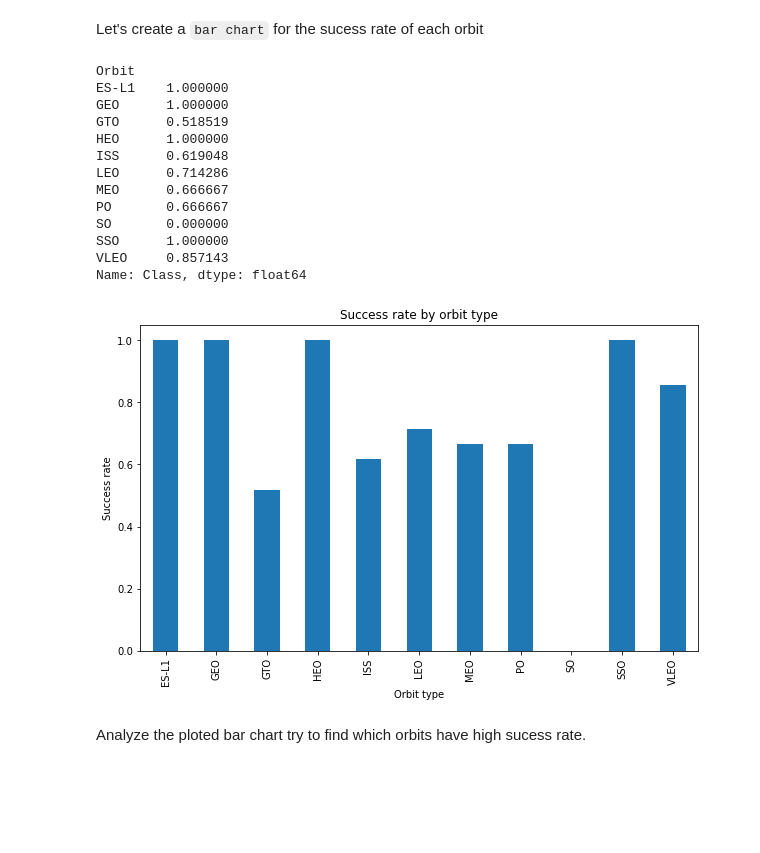
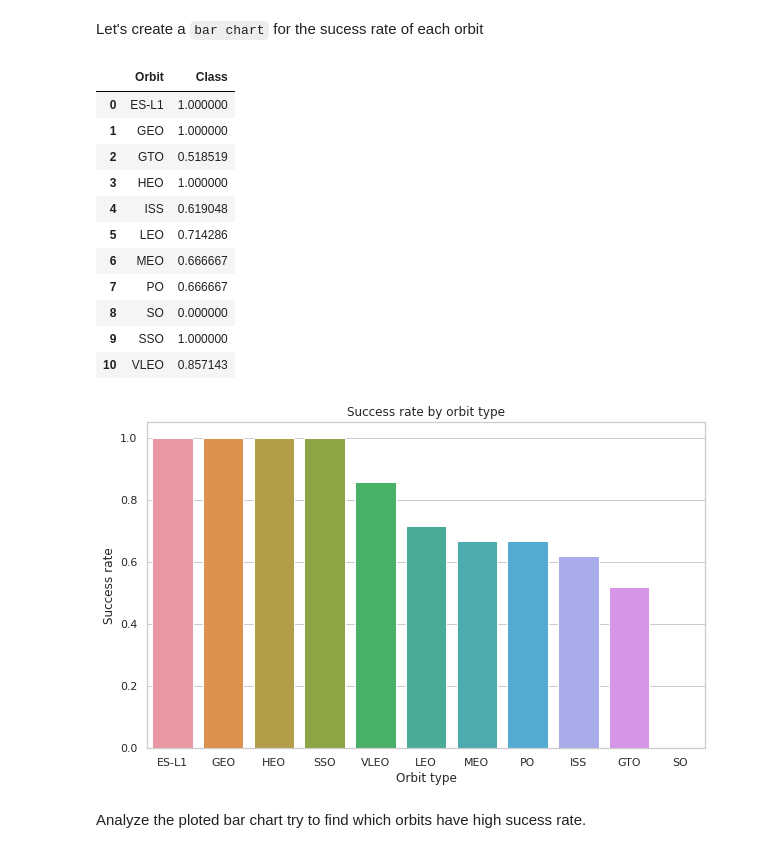
Before and after one commit to zhannasan/IBM-data-analytics, a Jupyter notebook: jupyter-labs-eda-dataviz.ipynb, the cells around one changed output. Drawn from its saved outputs; the diff is of its cells as text; code cells hidden in the pictures; blank space fills up the shorter version.

```diff
--- a/jupyter-labs-eda-dataviz.ipynb
+++ b/jupyter-labs-eda-dataviz.ipynb
@@ -113,33 +113,34 @@ Next, we want to visually check if there are any relationship between success ra
 # %% [markdown]
 Let's create a `bar chart` for the sucess rate of each orbit
 # %%
-df1=df.groupby(['Orbit'])['Class'].mean()
+df1=df.groupby(['Orbit'])['Class'].mean().reset_index(name='Class')
 df1
 # %% [output]
-Orbit
-ES-L1    1.000000
-GEO      1.000000
-GTO      0.518519
-HEO      1.000000
-ISS      0.619048
-LEO      0.714286
-MEO      0.666667
-PO       0.666667
-SO       0.000000
-SSO      1.000000
-VLEO     0.857143
-Name: Class, dtype: float64
+|  | Orbit | Class |
+| 0 | ES-L1 | 1.000000 |
+| 1 | GEO | 1.000000 |
+| 2 | GTO | 0.518519 |
+| 3 | HEO | 1.000000 |
+| 4 | ISS | 0.619048 |
+| 5 | LEO | 0.714286 |
+| 6 | MEO | 0.666667 |
+| 7 | PO | 0.666667 |
+| 8 | SO | 0.000000 |
+| 9 | SSO | 1.000000 |
+| 10 | VLEO | 0.857143 |
 # %%
 # HINT use groupby method on Orbit column and get the mean of Class column
-
-df1.plot(kind='bar', figsize=(10, 6))
+sns.set(rc={'figure.figsize':(10,6)})
+sns.set_theme(style="whitegrid")
+ax = sns.barplot(x="Orbit", y="Class", data=df1.sort_values(by=['Class'],  ascending=False))
 
 plt.xlabel('Orbit type')
 plt.ylabel('Success rate')
 plt.title('Success rate by orbit type')
+
 plt.show()
 # %% [output]
-[figure, old version]
+[figure, new version]
 # %% [markdown]
 Analyze the ploted bar chart try to find which orbits have high sucess rate.
 # %% [markdown]
```
Also changed, not shown: parts of 5 cells of this notebook.
